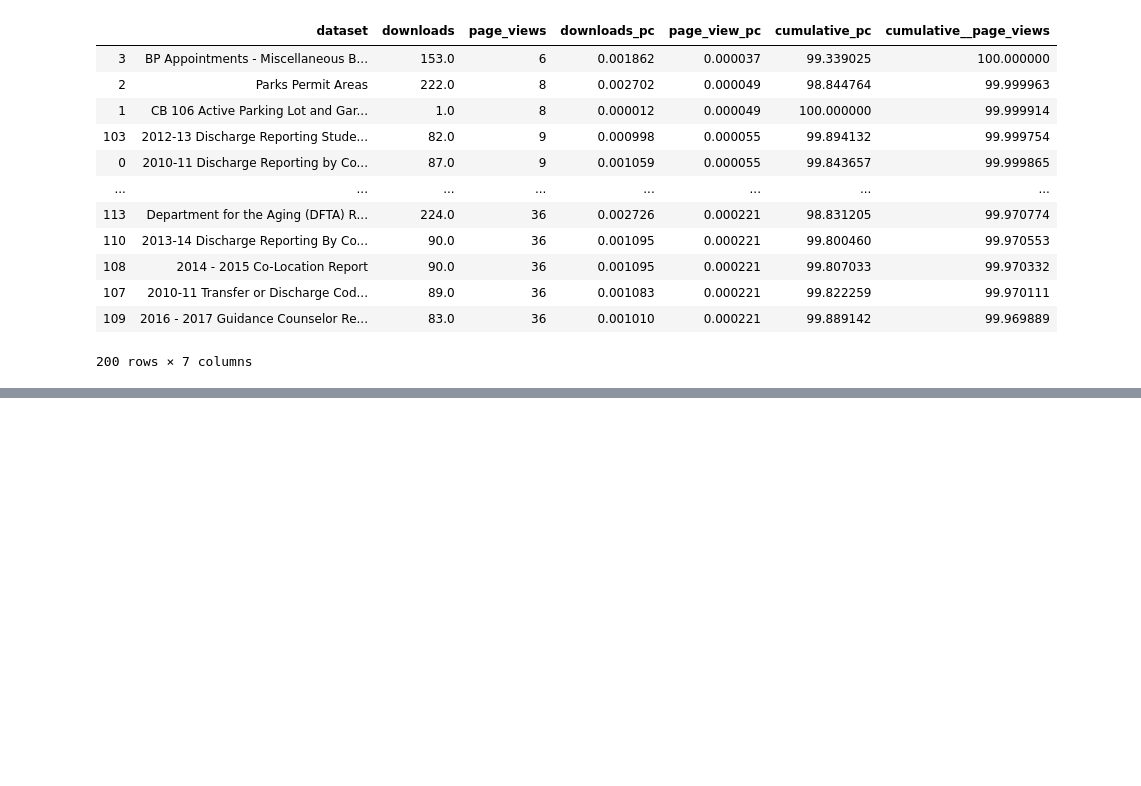
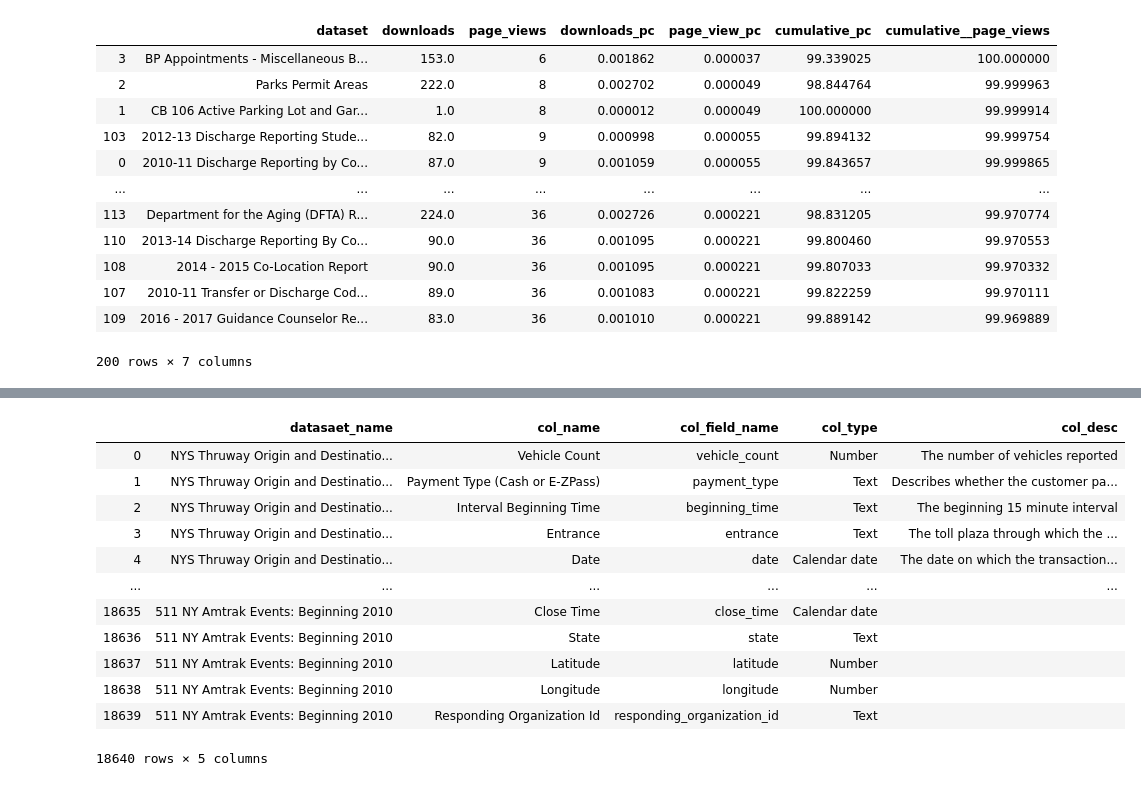
Before and after one commit to tsdataclinic/scout, a Jupyter notebook: QuickStats.ipynb, the cells around one changed output, grey strips where cells are left out. Saved outputs shown, nothing was run; the diff lists cells and outputs as text; code cells hidden in the pictures; blank space fills up the shorter version.

```diff
--- a/QuickStats.ipynb
+++ b/QuickStats.ipynb
@@ -186,0 +222,16 @@ dataset_counts[dataset_counts.page_views>0].sort_values(by="page_views").head(20
+# %%
+result
+# %% [output]
+|  | datasaet_name | col_name | col_field_name | col_type | col_desc |
+| 0 | NYS Thruway Origin and Destinatio... | Vehicle Count | vehicle_count | Number | The number of vehicles reported |
+| 1 | NYS Thruway Origin and Destinatio... | Payment Type (Cash or E-ZPass) | payment_type | Text | Describes whether the customer pa... |
+| 2 | NYS Thruway Origin and Destinatio... | Interval Beginning Time | beginning_time | Text | The beginning 15 minute interval |
+| 3 | NYS Thruway Origin and Destinatio... | Entrance | entrance | Text | The toll plaza through which the ... |
+| 4 | NYS Thruway Origin and Destinatio... | Date | date | Calendar date | The date on which the transaction... |
+| ... | ... | ... | ... | ... | ... |
+| 18635 | 511 NY Amtrak Events: Beginning 2010 | Close Time | close_time | Calendar date |  |
+| 18636 | 511 NY Amtrak Events: Beginning 2010 | State | state | Text |  |
+| 18637 | 511 NY Amtrak Events: Beginning 2010 | Latitude | latitude | Number |  |
+| 18638 | 511 NY Amtrak Events: Beginning 2010 | Longitude | longitude | Number |  |
+| 18639 | 511 NY Amtrak Events: Beginning 2010 | Responding Organization Id | responding_organization_id | Text |  |
+18640 rows × 5 columns
```
Also changed, not shown: parts of 12 cells of this notebook, 3 other files.
